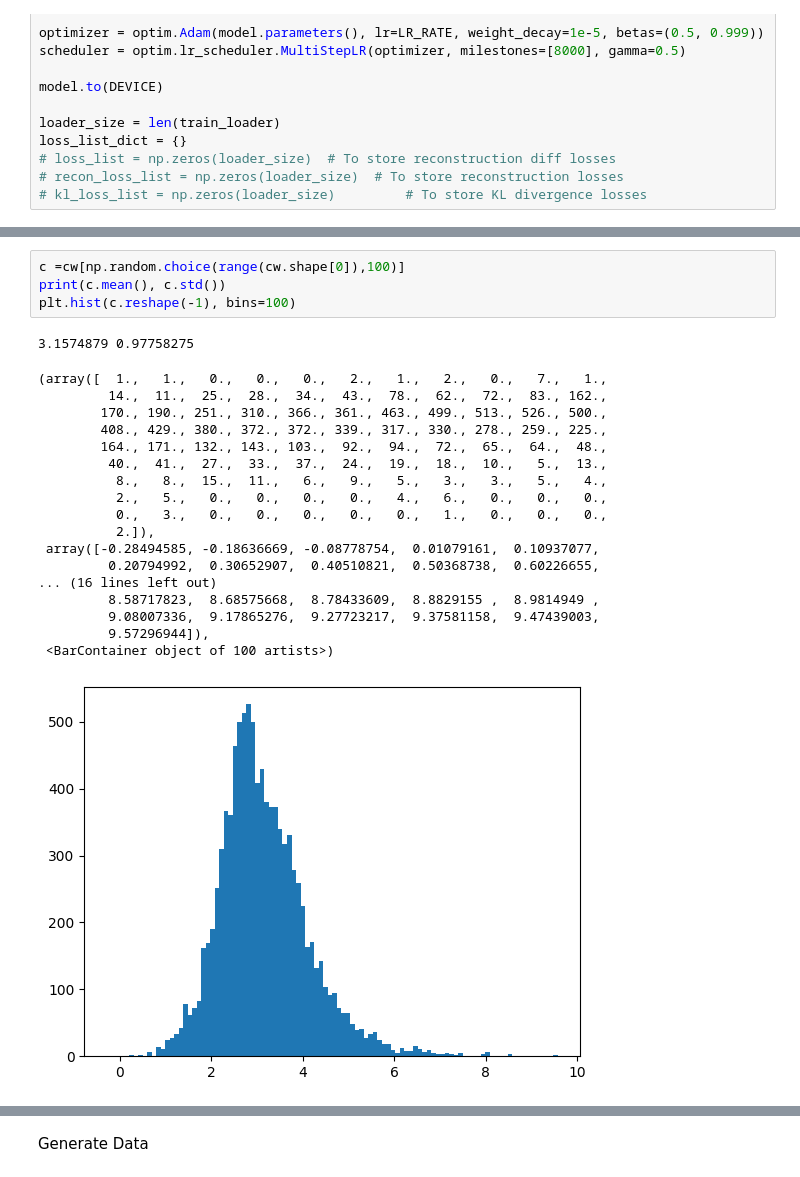
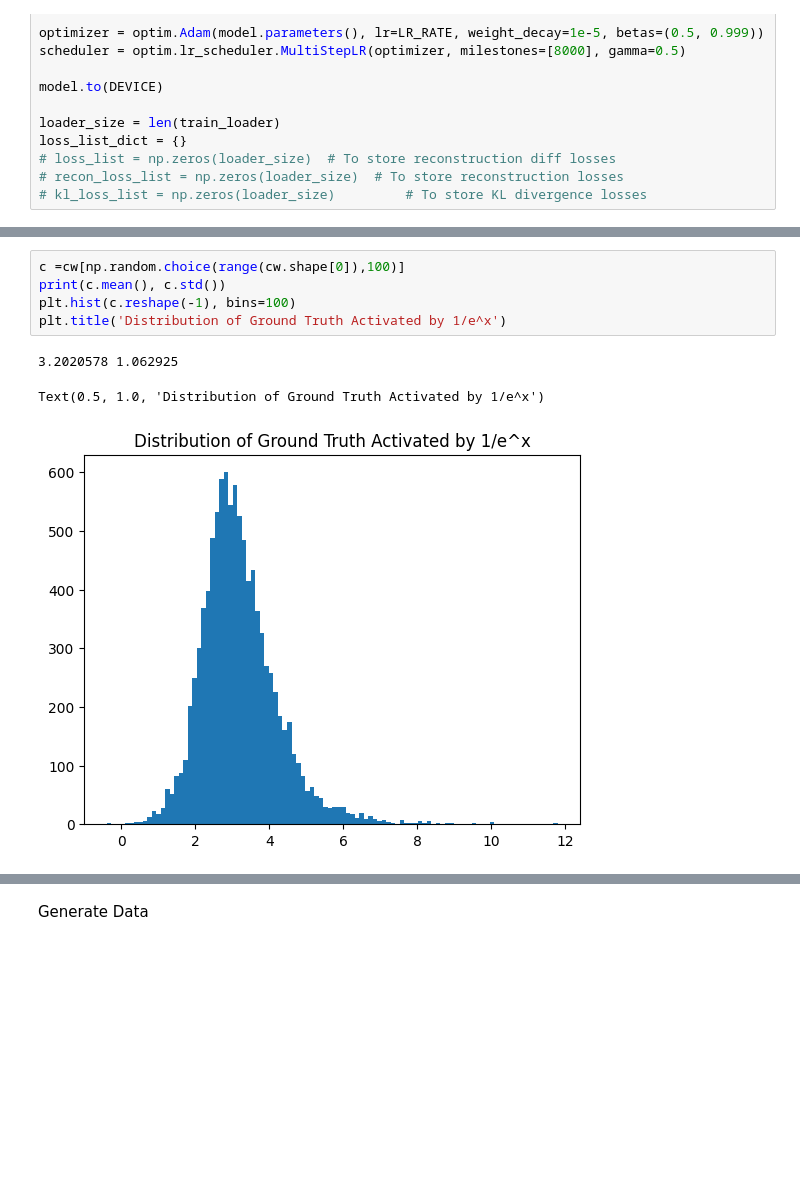
Before and after one commit to hootingli/VAE-for-2D-Shapes, a Jupyter notebook: VAE/VAE.ipynb, the cells around one changed output, grey strips where cells are left out. Cells and saved outputs as stored; diff of their text form; blank space fills up the shorter version.

```diff
--- a/VAE/VAE.ipynb
+++ b/VAE/VAE.ipynb
@@ -122,25 +132,10 @@ Epoch 19990/20000 | loss: 18.6559, recon_loss: 12.3437, kl_loss: 7.0136, true_lo
 # %%
 c =cw[np.random.choice(range(cw.shape[0]),100)]
 print(c.mean(), c.std())
 plt.hist(c.reshape(-1), bins=100)
+plt.title('Distribution of Ground Truth Activated by 1/e^x')
 # %% [output]
-3.1574879 0.97758275
+3.2020578 1.062925
-(array([  1.,   1.,   0.,   0.,   0.,   2.,   1.,   2.,   0.,   7.,   1.,
-         14.,  11.,  25.,  28.,  34.,  43.,  78.,  62.,  72.,  83., 162.,
-        170., 190., 251., 310., 366., 361., 463., 499., 513., 526., 500.,
-        408., 429., 380., 372., 372., 339., 317., 330., 278., 259., 225.,
-        164., 171., 132., 143., 103.,  92.,  94.,  72.,  65.,  64.,  48.,
-         40.,  41.,  27.,  33.,  37.,  24.,  19.,  18.,  10.,   5.,  13.,
-          8.,   8.,  15.,  11.,   6.,   9.,   5.,   3.,   3.,   5.,   4.,
-          2.,   5.,   0.,   0.,   0.,   0.,   4.,   6.,   0.,   0.,   0.,
-          0.,   3.,   0.,   0.,   0.,   0.,   0.,   1.,   0.,   0.,   0.,
-          2.]),
- array([-0.28494585, -0.18636669, -0.08778754,  0.01079161,  0.10937077,
-         0.20794992,  0.30652907,  0.40510821,  0.50368738,  0.60226655,
-... (16 lines left out)
-         8.58717823,  8.68575668,  8.78433609,  8.8829155 ,  8.9814949 ,
-         9.08007336,  9.17865276,  9.27723217,  9.37581158,  9.47439003,
-         9.57296944]),
- <BarContainer object of 100 artists>)
+Text(0.5, 1.0, 'Distribution of Ground Truth Activated by 1/e^x')
-[figure, old version]
+[figure, new version]
 # %%
```
Also changed, not shown: parts of 4 cells of this notebook.
